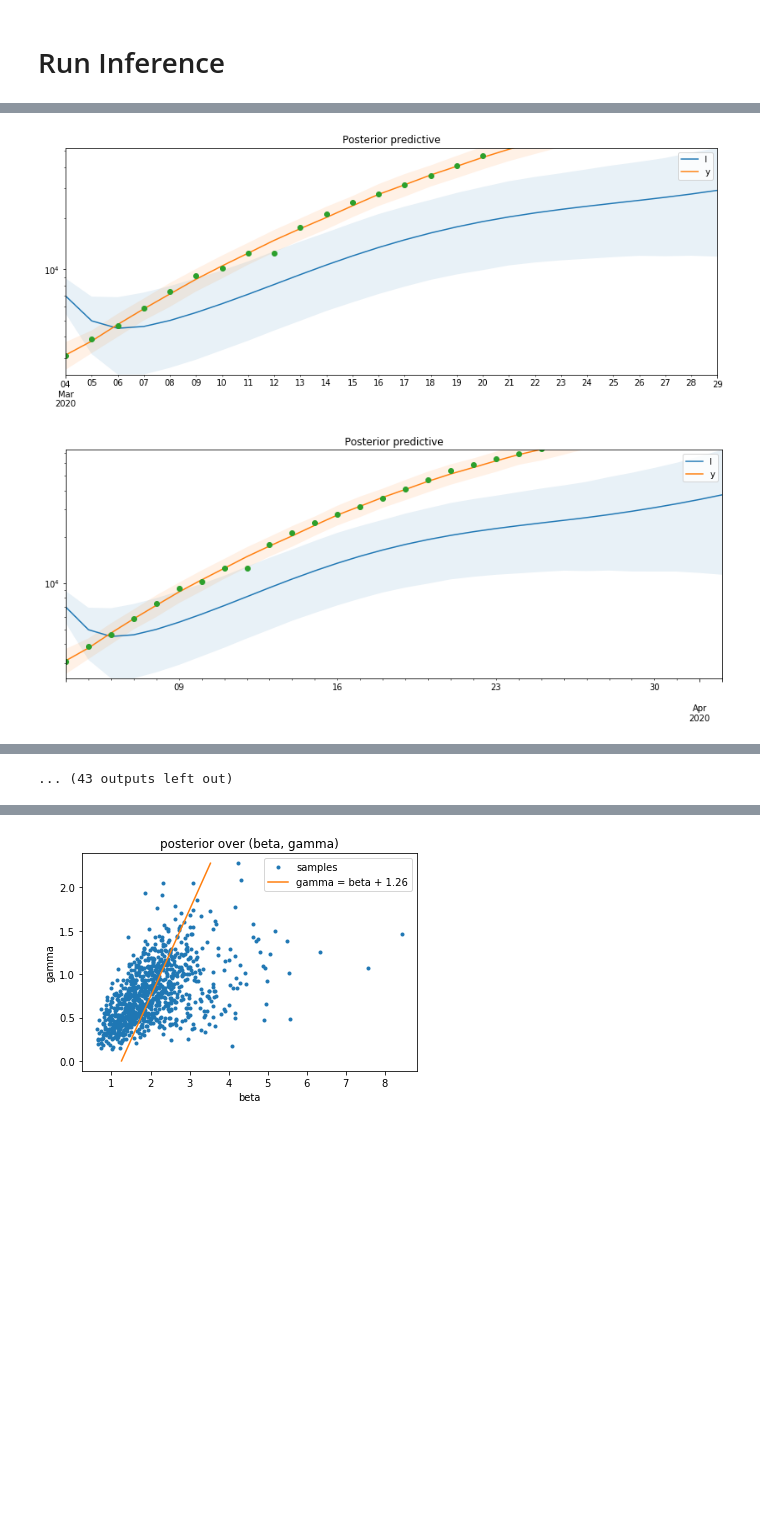
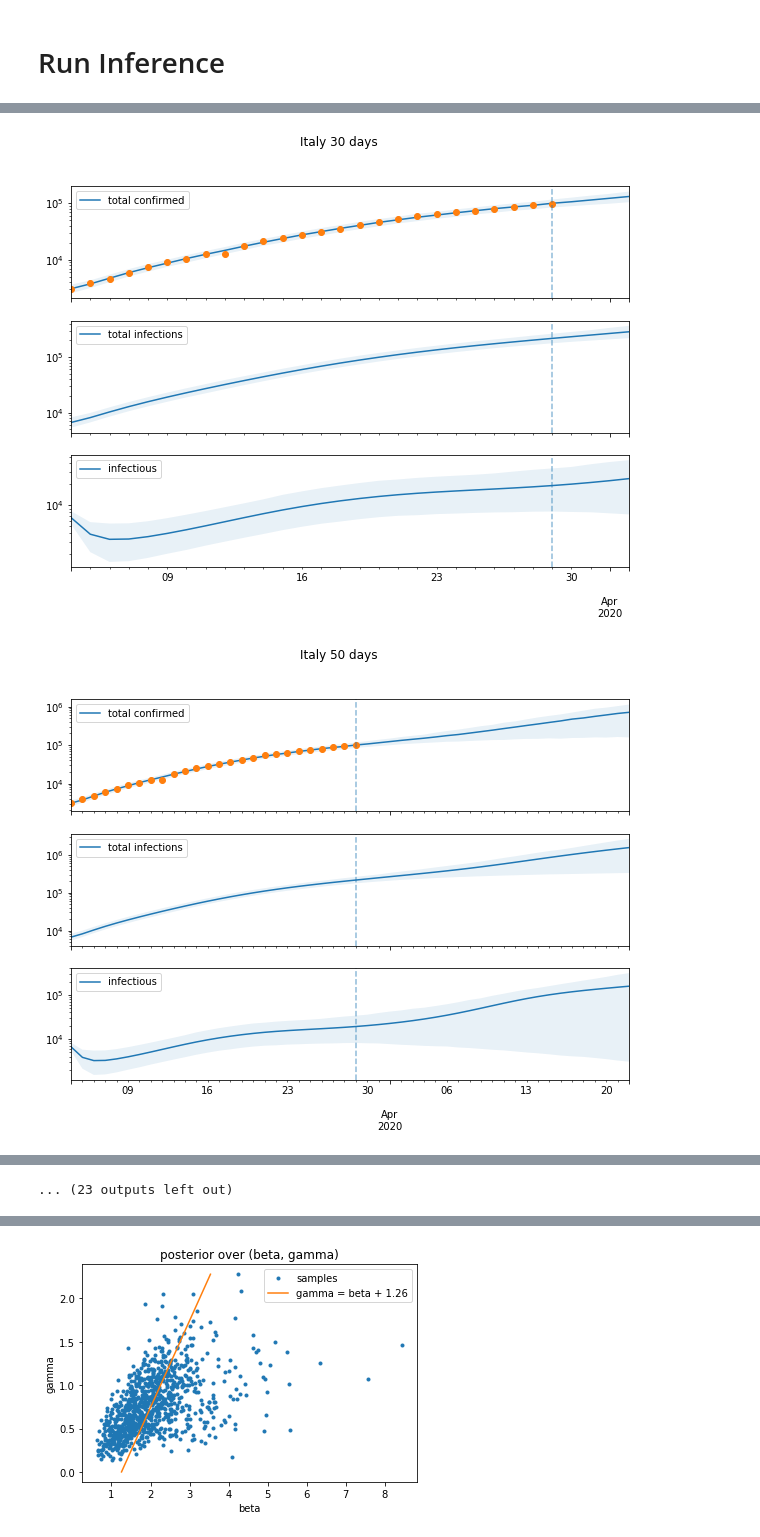
Before and after one commit to dsheldon/covid, a Jupyter notebook: SIR.ipynb, the cells around one changed output, grey strips where cells are left out. Cells and saved outputs as stored; diff of their text form; code cells hidden in the pictures; blank space fills up the shorter version.

Commit message:
Modeling tweaks

```diff
--- a/SIR.ipynb
+++ b/SIR.ipynb
@@ -73,7 +96,7 @@ def load_samples(place):
 # %% [markdown]
 # Run Inference
 # %%
-data, pop = load_data()
+data, pop, place_names = load_data()
 
 prob_models = {
     'SIR': SIR_stochastic,
@@ -85,7 +108,7 @@ model = 'SEIR'
 prob_model = prob_models[model]
 
 places = ['Italy', 'US', 'WA', 'NY', 'MA']
-
+#places = ['NY']
 
 for place in places:
 
@@ -118,12 +141,17 @@ for place in places:
     mcmc.print_summary()
     mcmc_samples = mcmc.get_samples()
 
+    # Prior samples for comparison
+    prior = Predictive(prob_model, posterior_samples = {}, num_samples = 1000)
+    prior_samples = prior(PRNGKey(2), **args)
+
     # Posterior predictive samples for visualization
     args['drift_scale'] = 0 # set drift to zero for forecasting
     post_pred = Predictive(prob_model, posterior_samples = mcmc_samples)
     post_pred_samples = post_pred(PRNGKey(2), T_future=100, **args)
 
     save_samples(place,
+                 prior_samples,
                  mcmc_samples,
                  post_pred_samples)
 # %% [output]
@@ -215,10 +243,12 @@ Number of divergences: 5
 # %%
-
-data, pop = load_data()
+data, pop, place_names = load_data()
 
 start = '2020-03-04'
 places = ['Italy', 'US', 'WA', 'NY', 'MA']
-#places = ['NY']
+##places = ['US']
+##places = ['NY']
+
+save = False
 
 for place in places:
 
@@ -228,45 +258,54 @@ for place in places:
     T = len(confirmed)
     N = pop[place]
 
-    mcmc_samples, post_pred_samples = load_samples(place)
+    prior_samples, mcmc_samples, post_pred_samples = load_samples(place)
 
     # Inspect and Save Results
 
     for scale in ['log', 'lin']:
-        for T in [len(confirmed), 30, 40, 50, 100]:
+        for T in [30, 50, 100]:
 
             t = pd.date_range(start=start_, periods=T, freq='D')
 
-            fig, ax = plt.subplots(figsize=(14,5))
-            plot_samples(post_pred_samples, T=T, t=t, ax=ax, plot_fields=['I', 'y'], model=model)
-            plt.title('Posterior predictive')
+            fig, ax = plt.subplots(nrows=3, figsize=(10,7), sharex=True)
 
-            confirmed.plot(style='o')
+            plot_samples(post_pred_samples, T=T, t=t, ax=ax[0], plot_fields=['y'], model=model)
+            confirmed.plot(ax=ax[0], style='o')
+
+            plot_samples(post_pred_samples, T=T, t=t, ax=ax[1], plot_fields=['C'], model=model)
+
+            plot_samples(post_pred_samples, T=T, t=t, ax=ax[2], plot_fields=['I'], model=model)
+
+            [a.axvline(confirmed.index.max(), linestyle='--', alpha=0.5) for a in ax]
+
+            plt.suptitle(f'{place_names[place]} {T} days ')
 
             if scale == 'log':
-                plt.yscale('log')
+                [a.set_yscale('log') for a in ax]
 
-            filename = f'figs/{place}_predictive_scale_{scale}_T_{T}.png'
-            plt.savefig(filename)
+            if save:
+                filename = f'figs/{place}_predictive_scale_{scale}_T_{T}.png'
+                plt.savefig(filename)
 
             plt.show()
 
     # Compute average R0 over time
     gamma = mcmc_samples['gamma'][:,None]
     beta = mcmc_samples['beta']
     t = pd.date_range(start=start_, periods=beta.shape[1], freq='D')
     R0 = beta/gamma
 
     pi = np.percentile(R0, (10, 90), axis=0)
     df = pd.DataFrame(index=t, data={'R0': R0.mean(axis=0)})
     df.plot(style='-o')
     plt.fill_between(t, pi[0,:], pi[1,:], alpha=0.1)
 
-    filename = f'figs/{place}_R0.png'
-    plt.savefig(filename)
+    if save:
+        filename = f'figs/{place}_R0.png'
+        plt.savefig(filename)
 
     plt.title(place)
     plt.show()
 # %% [output]
-[figure, old version]
+[figure, new version]
-[figure, old version]
+[figure, new version]
@@ -283 +322 @@ for place in places:
-... (43 outputs left out)
+... (23 outputs left out)
```
Also changed, not shown: parts of 10 cells of this notebook, 2 other files.
